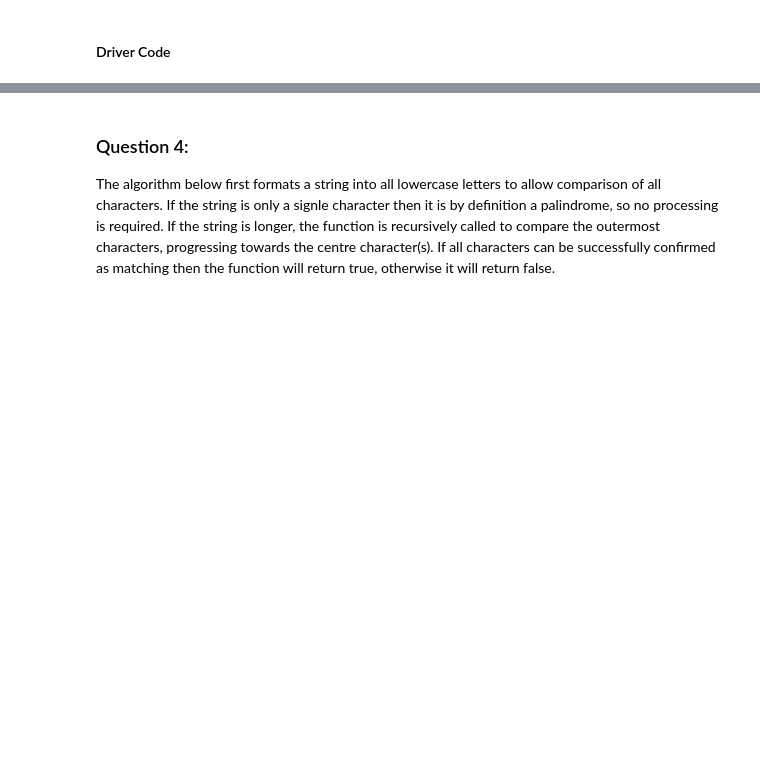
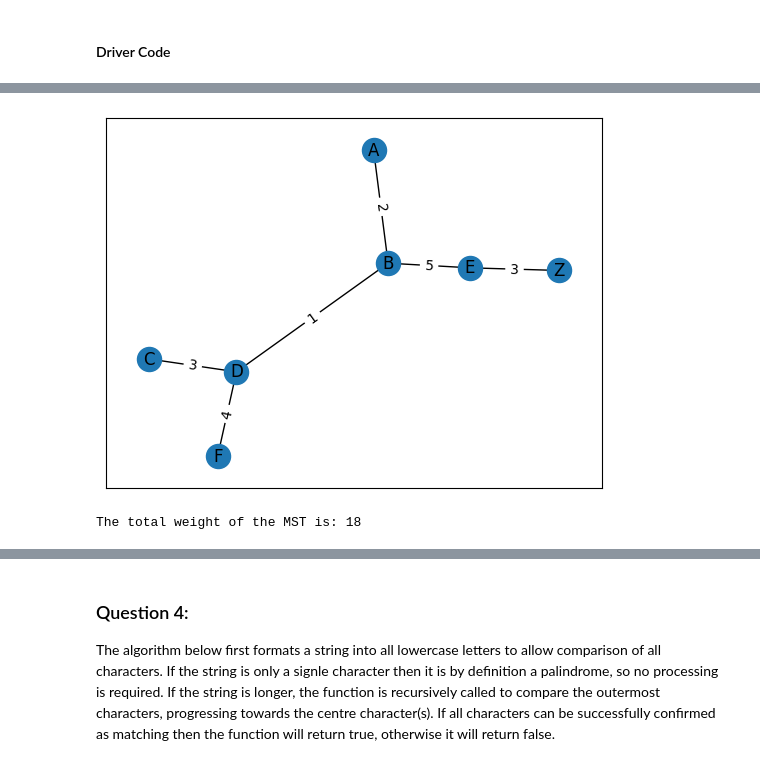
Before and after one commit to rdeyles/dsa2_library, a Jupyter notebook: Assignment.ipynb, the cells around one changed output, grey strips where cells are left out. Saved outputs shown, nothing was run; the diff lists cells and outputs as text; code cells hidden in the pictures; blank space fills up the shorter version.

```diff
--- a/Assignment.ipynb
+++ b/Assignment.ipynb
@@ -186,0 +198,7 @@ Z  0.0  0.0   0.0  6.0  3.0   3.0  0.0
+# %%
+# Convert to a Pandas DataFrame
+adj_matrix = nx.to_pandas_adjacency(G)
+
+# Convert to a NumPy array for easy iteration
+adj_matrix = np.array(adj_matrix).astype(int)
+print(adj_matrix)
@@ -186,0 +251,4 @@ Z  0.0  0.0   0.0  6.0  3.0   3.0  0.0
+# %%
+# Convert back to a Pandas DataFrame
+mst_labelled = pd.DataFrame(mst_matrix, index = ["A", "B", "C", "D", "E", "F", "Z"], columns = ["A", "B", "C", "D", "E", "F", "Z"])
+print(mst_labelled)
@@ -186,0 +264,24 @@ Z  0.0  0.0   0.0  6.0  3.0   3.0  0.0
+# %%
+#Gather data from the DataFrame
+mst = nx.from_pandas_adjacency(mst_labelled)
+
+# Construct the tree with weighted labels
+pos = nx.spring_layout(mst)
+nx.draw_networkx_nodes(mst, pos)
+nx.draw_networkx_edges(mst, pos, style = "solid")
+nx.draw_networkx_labels(mst, pos)
+weight = nx.get_edge_attributes(mst, "weight")
+nx.draw_networkx_edge_labels(mst, pos, weight)
+mp.show()
+
+# Sum the wieghts
+count = len(mst_matrix)
+mst_total_weight = 0
+for row in range(count):
+    for col in range(count):
+        mst_total_weight = mst_total_weight + mst_matrix[row][col]
+
+print(f"The total weight of the MST is: {mst_total_weight}")
+# %% [output]
+[figure, added]
+The total weight of the MST is: 18
```
Also changed, not shown: parts of 19 cells of this notebook.
